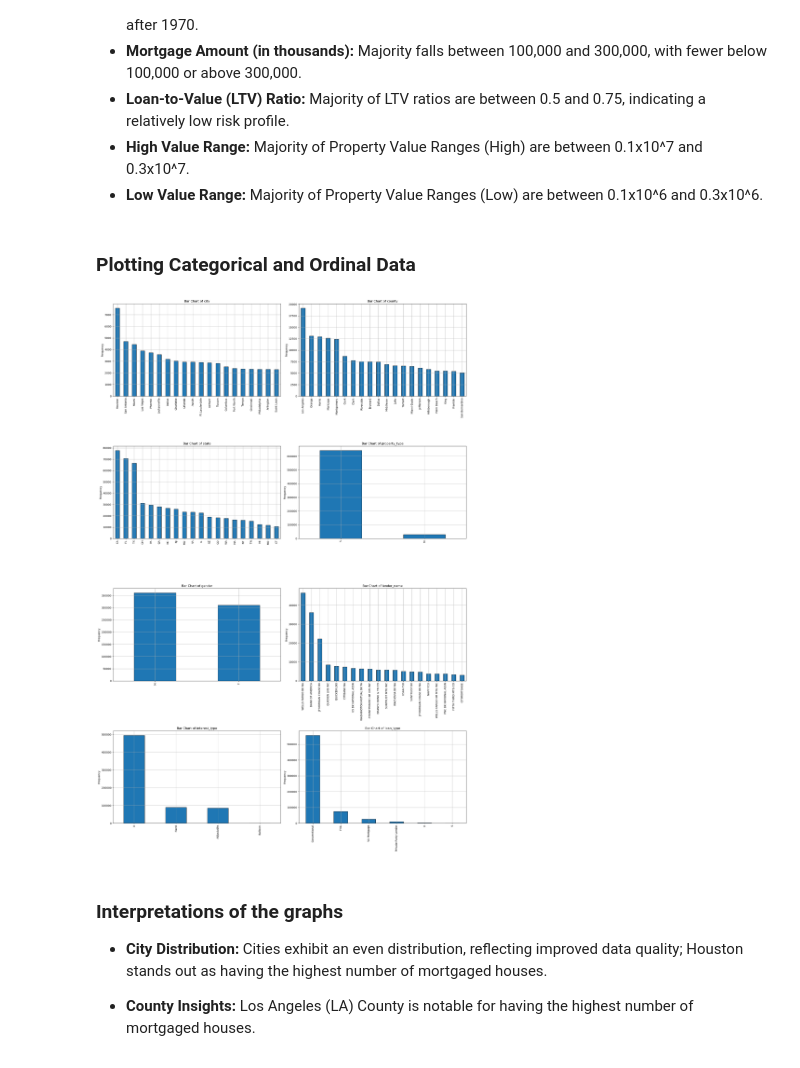
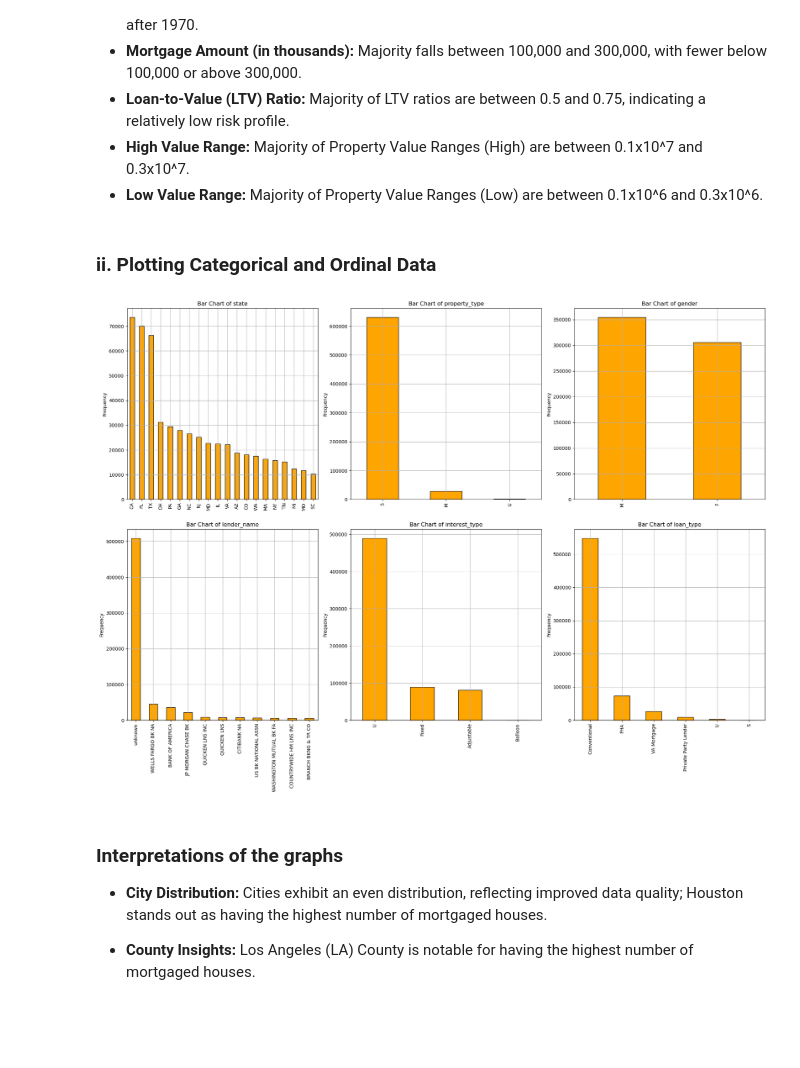
Before and after one commit to ahmedembeddedx/Housing_Data_Predictive_Model, a Jupyter notebook: Notebook.ipynb, the cells around one changed output. Saved outputs shown, nothing was run; the diff lists cells and outputs as text; code cells hidden in the pictures; blank space fills up the shorter version.

```diff
--- a/Notebook.ipynb
+++ b/Notebook.ipynb
@@ -150,2 +145,0 @@ data['gender'] = data['gender'].replace('U', mode_gender)
-# %%
-data = data[data['property_type'] != 'U']
@@ -159,3 +148,3 @@ data = data[data['property_built'] >= 1940]
 # %%
-data = data[(data['mortgage_amount_in_thousands'] > 0)]
-data['mortgage_amount_in_thousands'] = data['mortgage_amount_in_thousands'] * 1000
+data = data[(data['mortgage_amount_in_thousands'] > 0) & (data['mortgage_amount_in_thousands'] < 500)]
+data['mortgage_amount_in_thousands'] = data['mortgage_amount_in_thousands']
@@ -183 +179,5 @@ data['high_value_range'] = data['high_value_range'].astype(int)
+# %%
+top_banks = data['lender_name'].value_counts().nlargest(10).index
+
+data['lender_name'] = data['lender_name'].apply(lambda x: x if x in top_banks else 'unknown')
 # %% [markdown]
@@ -191,6 +191,6 @@ data = data.reset_index(drop=True)
 # %%
 columns_to_keep = [
-    'city', 'county', 'state', 'property_type', 'gender', 'age',
+    'state', 'property_type', 'gender', 'age',
     'property_purchased_year', 'property_built',
     'mortgage_amount_in_thousands', 'lender_name', 'interest_type',
     'loan_type', 'loan_to_value', 'low_value_range', 'high_value_range'
@@ -210,13 +210,12 @@ fig, axes = plt.subplots(num_rows, num_cols, figsize=(20, 30))
 axes = axes.flatten()
 
 for i, column in enumerate(histogram_columns):
-    axes[i].hist(filtered_data[column], bins=30, edgecolor='black')
-    axes[i].set_title(f'Histogram of {column}')
+    sns.histplot(filtered_data[column], bins=30, kde=True, ax=axes[i], edgecolor='black', color='orange')
+    axes[i].set_title(f'Distribution of {column}')
     axes[i].set_xlabel(' ')
     axes[i].set_ylabel('Frequency')
     axes[i].grid(True)
 
-
 plt.tight_layout()
 plt.show()
 # %% [output]
@@ -232,35 +231,35 @@ plt.show()
 - **High Value Range:** Majority of Property Value Ranges (High) are between 0.1x10^7 and 0.3x10^7.
 - **Low Value Range:** Majority of Property Value Ranges (Low) are between 0.1x10^6 and 0.3x10^6.
 # %% [markdown]
-### Plotting Categorical and Ordinal Data
+### ii. Plotting Categorical and Ordinal Data
 # %%
 filtered_data = data[columns_to_keep]
 
 bar_chart_columns = [
-    'city', 'county', 'state', 'property_type', 'gender',
+   'state', 'property_type', 'gender',
     'lender_name', 'interest_type', 'loan_type'
 ]
 
-num_rows = 4
+num_rows = 2
 num_cols = len(bar_chart_columns) // num_rows + len(bar_chart_columns) % num_rows
 
-fig, axes = plt.subplots(num_rows, num_cols, figsize=(20, 30))
+fig, axes = plt.subplots(num_rows, num_cols, figsize=(20, 15))
 axes = axes.flatten()
 
 sampled_data = filtered_data
 
 for i, column in enumerate(bar_chart_columns):
     top_values = sampled_data[column].value_counts().nlargest(20)
-    top_values.plot(kind='bar', ax=axes[i], edgecolor='black')
+    top_values.plot(kind='bar', ax=axes[i], edgecolor='black', color='orange')
     axes[i].set_title(f'Bar Chart of {column}')
     axes[i].set_xlabel(' ')
     axes[i].set_ylabel('Frequency')
     axes[i].grid(True)
 
 plt.tight_layout()
 plt.show()
 # %% [output]
-[figure, old version]
+[figure, new version]
 # %% [markdown]
 ### Interpretations of the graphs
 
```
Also changed, not shown: parts of 43 cells of this notebook.
